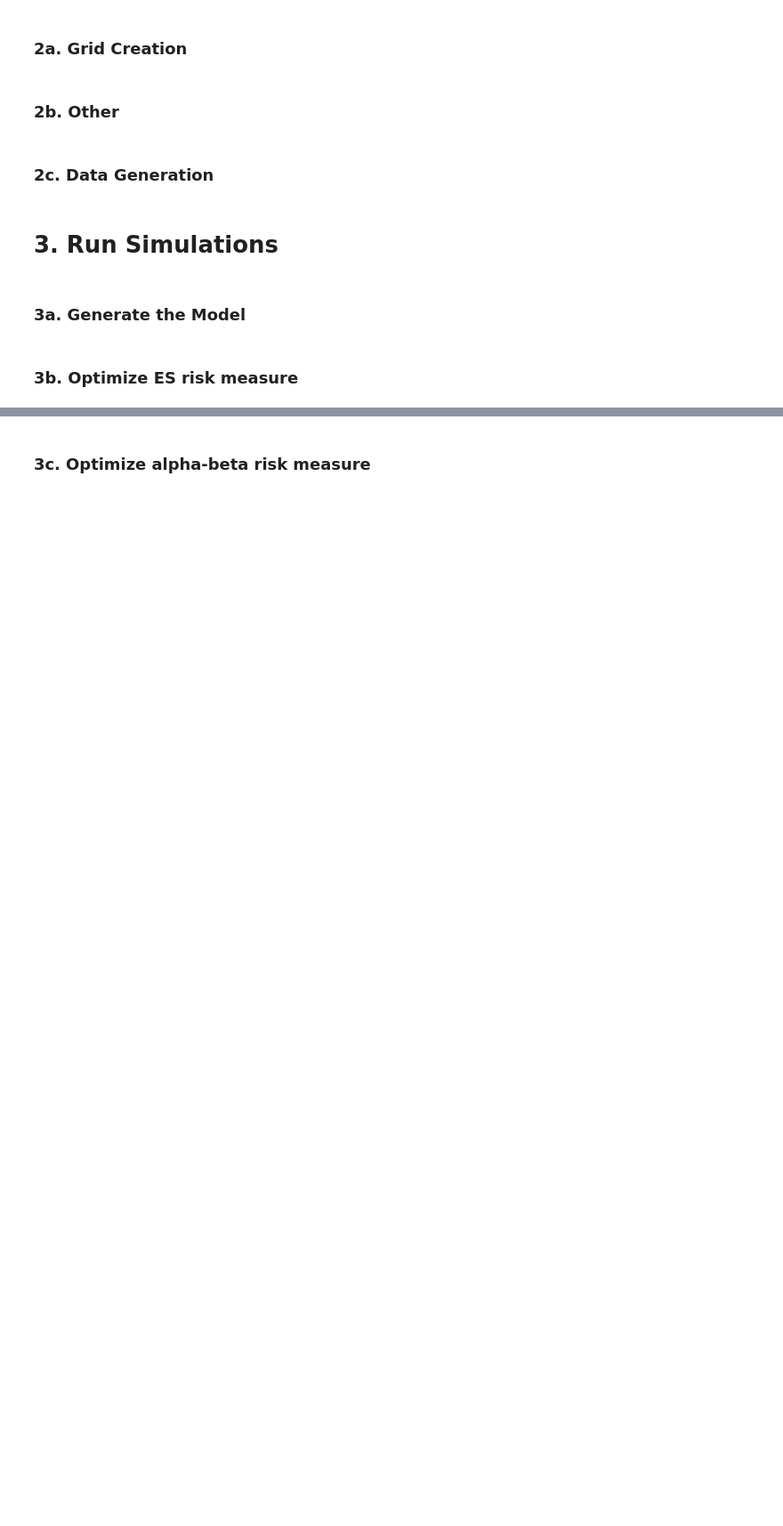
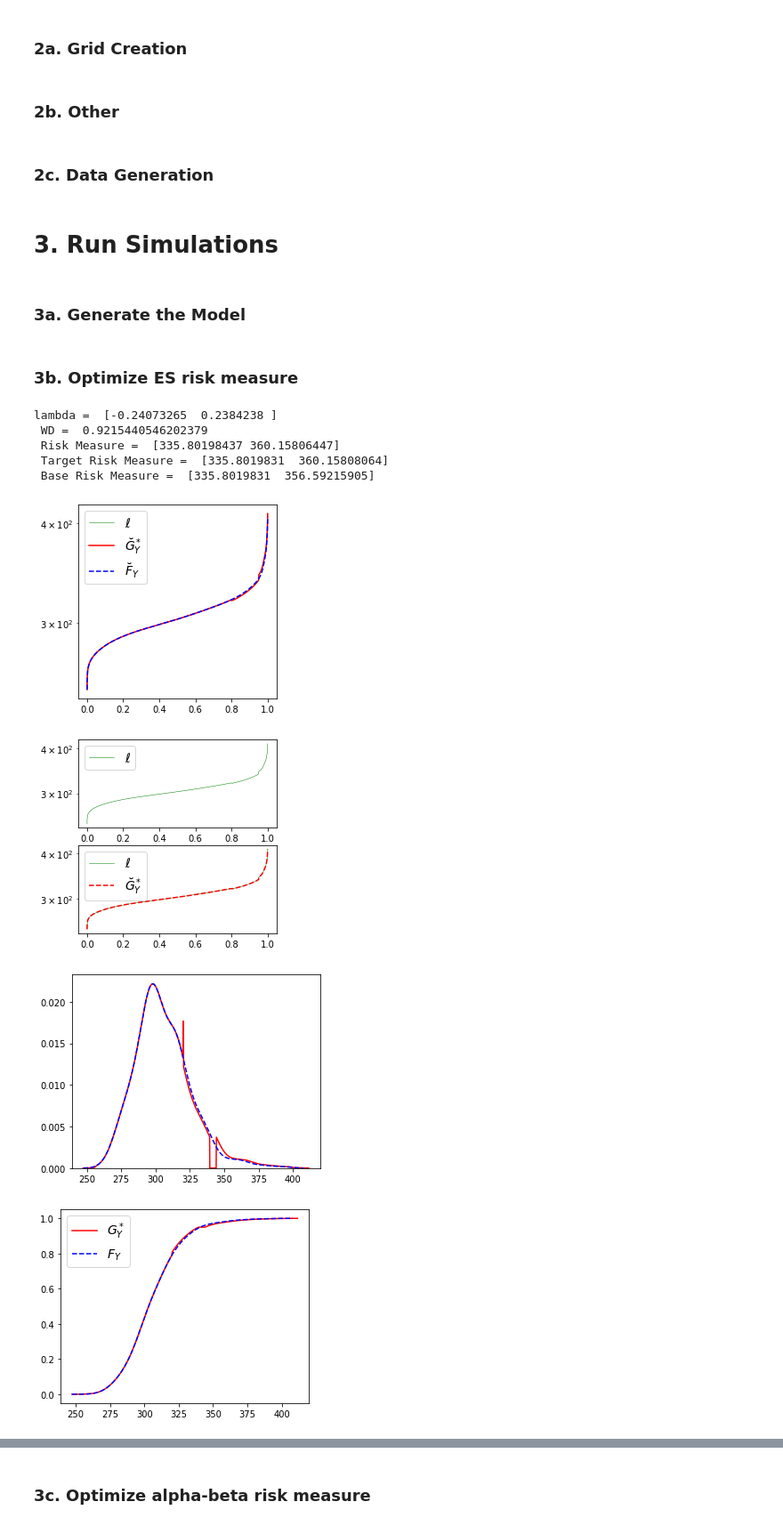
Before and after one commit to spesenti/SWIM-Wasserstein-py, a Jupyter notebook: Data/W_Stress.ipynb, the cells around one changed output, grey strips where cells are left out. Shown at 89% size. Drawn from its saved outputs; the diff is of its cells as text; code cells hidden in the pictures; blank space fills up the shorter version.

```diff
--- a/Data/W_Stress.ipynb
+++ b/Data/W_Stress.ipynb
@@ -1405,16 +1405,26 @@ colors = colors + ['orange', 'violet']
 # %%
 # Run optimization
 RM_P = StressModel.get_risk_measure_baseline()
 
 for stress in ES_stresses:
     lam, WD, RM_Q, fig = StressModel.optimise_rm(RM_P * np.array([1 + stress[0]/100, 1 + stress[1]/100]))
 
     filename = folder + f'ES/data_ES_80_{stress[0]}_95_{stress[1]}'
 #     fig.savefig(filename + '_inv.pdf',format='pdf')
 
     StressModel.plot_dist(filename, type="ES", save=False)
     if 'x' in data:
-        StressModel.plot_xdensity(filename, save=False)
+#         StressModel.plot_xdensity(filename, save=False)
 
         sensitivity_measures.append(StressModel.reverse_sensitivity_measure(lambda x: x, StressModel.data['x']))
         labels.append(f'$ES_{{80}}$ {stress[0]}% | $ES_{{95}}$ {stress[1]}%')
+# %% [output]
+lambda =  [-0.24073265  0.2384238 ]
+ WD =  0.9215440546202379
+ Risk Measure =  [335.80198437 360.15806447]
+ Target Risk Measure =  [335.8019831  360.15808064]
+ Base Risk Measure =  [335.8019831  356.59215905]
+[figure, added]
+[figure, added]
+[figure, added]
+[figure, added]
```
Also changed, not shown: parts of 11 cells of this notebook.
